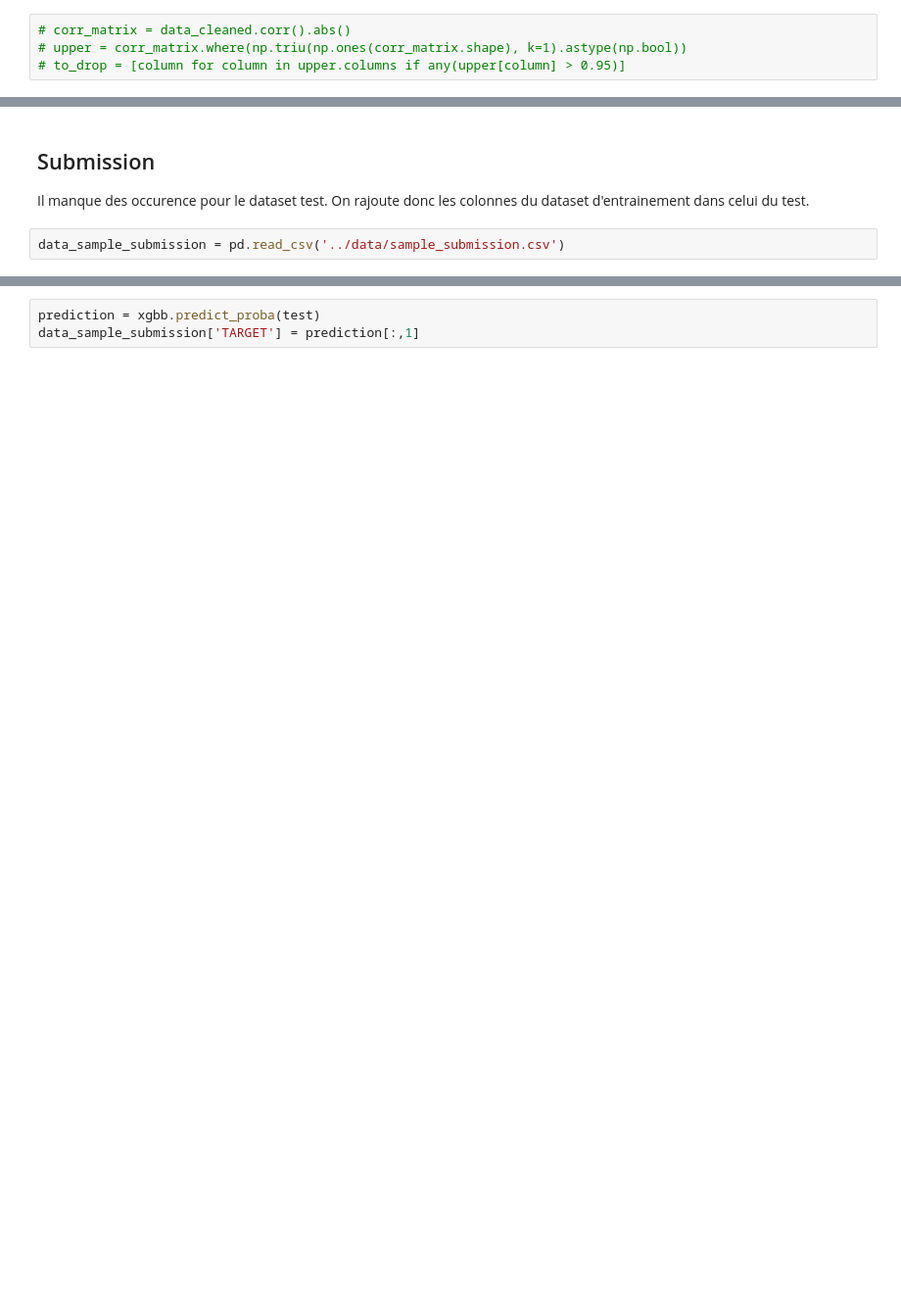
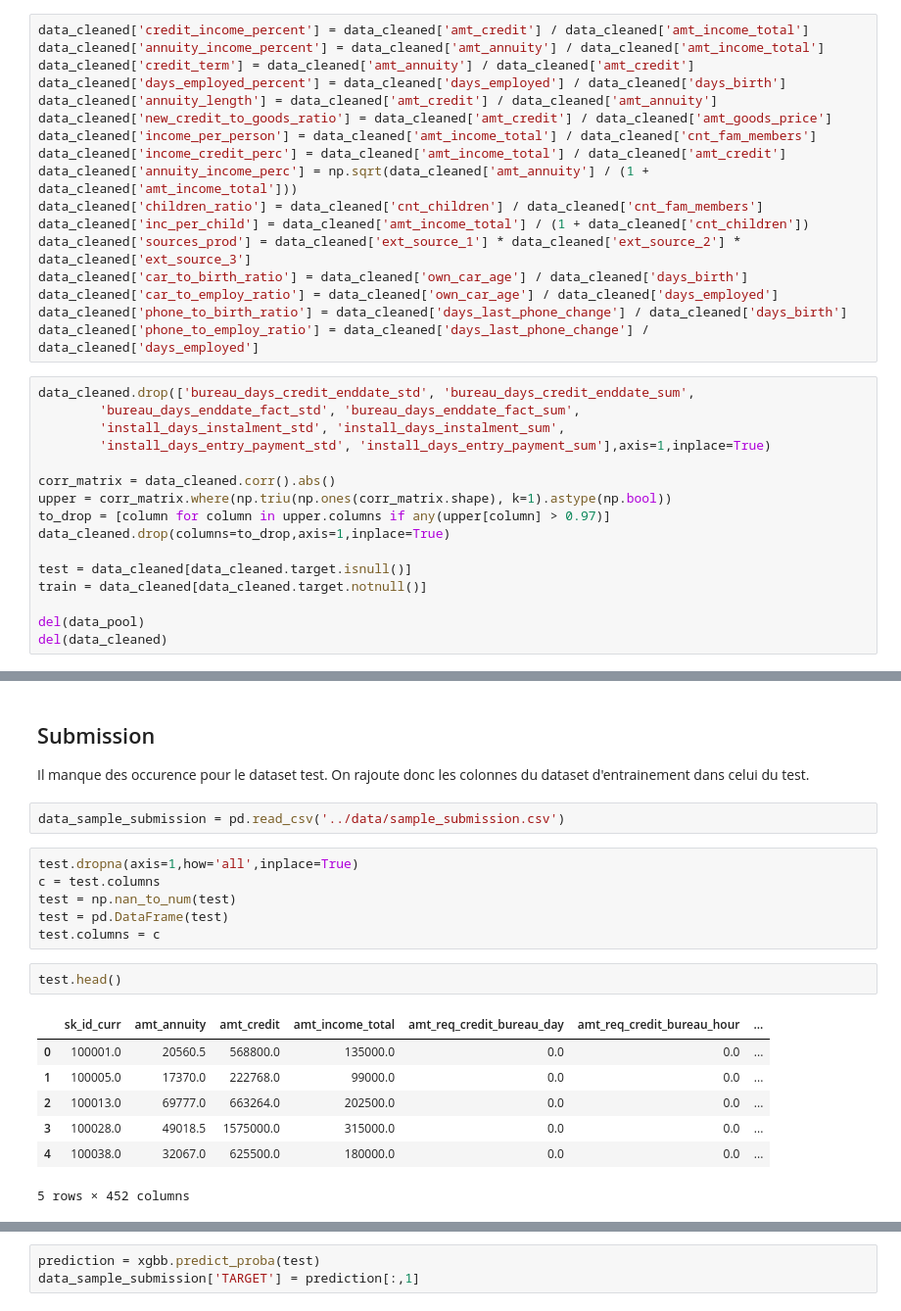
Before and after one commit to tdilasser/Home-credit-default-risk, a Jupyter notebook: baseline_model.ipynb, the cells around one changed output, grey strips where cells are left out. Shown: that part at 98% size. Saved outputs shown, nothing was run; the diff lists cells and outputs as text; blank space fills up the shorter version.

```diff
--- a/baseline_model.ipynb
+++ b/baseline_model.ipynb
@@ -244,7 +249,36 @@ data_cleaned.head()
 Chris Albon
 
 Seuil à modifier si besoin. Pour l'instant le suppression des variables sembles baisser les perf du modèle
+# %%
+data_cleaned['credit_income_percent'] = data_cleaned['amt_credit'] / data_cleaned['amt_income_total']
+data_cleaned['annuity_income_percent'] = data_cleaned['amt_annuity'] / data_cleaned['amt_income_total']
+data_cleaned['credit_term'] = data_cleaned['amt_annuity'] / data_cleaned['amt_credit']
+data_cleaned['days_employed_percent'] = data_cleaned['days_employed'] / data_cleaned['days_birth']
+data_cleaned['annuity_length'] = data_cleaned['amt_credit'] / data_cleaned['amt_annuity']
+data_cleaned['new_credit_to_goods_ratio'] = data_cleaned['amt_credit'] / data_cleaned['amt_goods_price']
+data_cleaned['income_per_person'] = data_cleaned['amt_income_total'] / data_cleaned['cnt_fam_members']
+data_cleaned['income_credit_perc'] = data_cleaned['amt_income_total'] / data_cleaned['amt_credit']
+data_cleaned['annuity_income_perc'] = np.sqrt(data_cleaned['amt_annuity'] / (1 + data_cleaned['amt_income_total']))
+data_cleaned['children_ratio'] = data_cleaned['cnt_children'] / data_cleaned['cnt_fam_members']
+data_cleaned['inc_per_child'] = data_cleaned['amt_income_total'] / (1 + data_cleaned['cnt_children'])
+data_cleaned['sources_prod'] = data_cleaned['ext_source_1'] * data_cleaned['ext_source_2'] * data_cleaned['ext_source_3']
+data_cleaned['car_to_birth_ratio'] = data_cleaned['own_car_age'] / data_cleaned['days_birth']
+data_cleaned['car_to_employ_ratio'] = data_cleaned['own_car_age'] / data_cleaned['days_employed']
+data_cleaned['phone_to_birth_ratio'] = data_cleaned['days_last_phone_change'] / data_cleaned['days_birth']
+data_cleaned['phone_to_employ_ratio'] = data_cleaned['days_last_phone_change'] / data_cleaned['days_employed']
 # %%
-# corr_matrix = data_cleaned.corr().abs()
-# upper = corr_matrix.where(np.triu(np.ones(corr_matrix.shape), k=1).astype(np.bool))
-# to_drop = [column for column in upper.columns if any(upper[column] > 0.95)]
+data_cleaned.drop(['bureau_days_credit_enddate_std', 'bureau_days_credit_enddate_sum',
+        'bureau_days_enddate_fact_std', 'bureau_days_enddate_fact_sum',
+        'install_days_instalment_std', 'install_days_instalment_sum',
+        'install_days_entry_payment_std', 'install_days_entry_payment_sum'],axis=1,inplace=True)
+
+corr_matrix = data_cleaned.corr().abs()
+upper = corr_matrix.where(np.triu(np.ones(corr_matrix.shape), k=1).astype(np.bool))
+to_drop = [column for column in upper.columns if any(upper[column] > 0.97)]
+data_cleaned.drop(columns=to_drop,axis=1,inplace=True)
+
+test = data_cleaned[data_cleaned.target.isnull()]
+train = data_cleaned[data_cleaned.target.notnull()]
+
+del(data_pool)
+del(data_cleaned)
@@ -399,3 +364,19 @@ lgb.plot_importance(lightgbm,max_num_features=20)
 Il manque des occurence pour le dataset test. On rajoute donc les colonnes du dataset d'entrainement dans celui du test.
 # %%
 data_sample_submission = pd.read_csv('../data/sample_submission.csv')
+# %%
+test.dropna(axis=1,how='all',inplace=True)
+c = test.columns
+test = np.nan_to_num(test)
+test = pd.DataFrame(test)
+test.columns = c
+# %%
+test.head()
+# %% [output]
+|  | sk_id_curr | amt_annuity | amt_credit | amt_income_total | amt_req_credit_bureau_day | amt_req_credit_bureau_hour | ... |
+| 0 | 100001.0 | 20560.5 | 568800.0 | 135000.0 | 0.0 | 0.0 | ... |
+| 1 | 100005.0 | 17370.0 | 222768.0 | 99000.0 | 0.0 | 0.0 | ... |
+| 2 | 100013.0 | 69777.0 | 663264.0 | 202500.0 | 0.0 | 0.0 | ... |
+| 3 | 100028.0 | 49018.5 | 1575000.0 | 315000.0 | 0.0 | 0.0 | ... |
+| 4 | 100038.0 | 32067.0 | 625500.0 | 180000.0 | 0.0 | 0.0 | ... |
+5 rows × 452 columns
```
Also changed, not shown: parts of 28 cells of this notebook, 2 other files.
